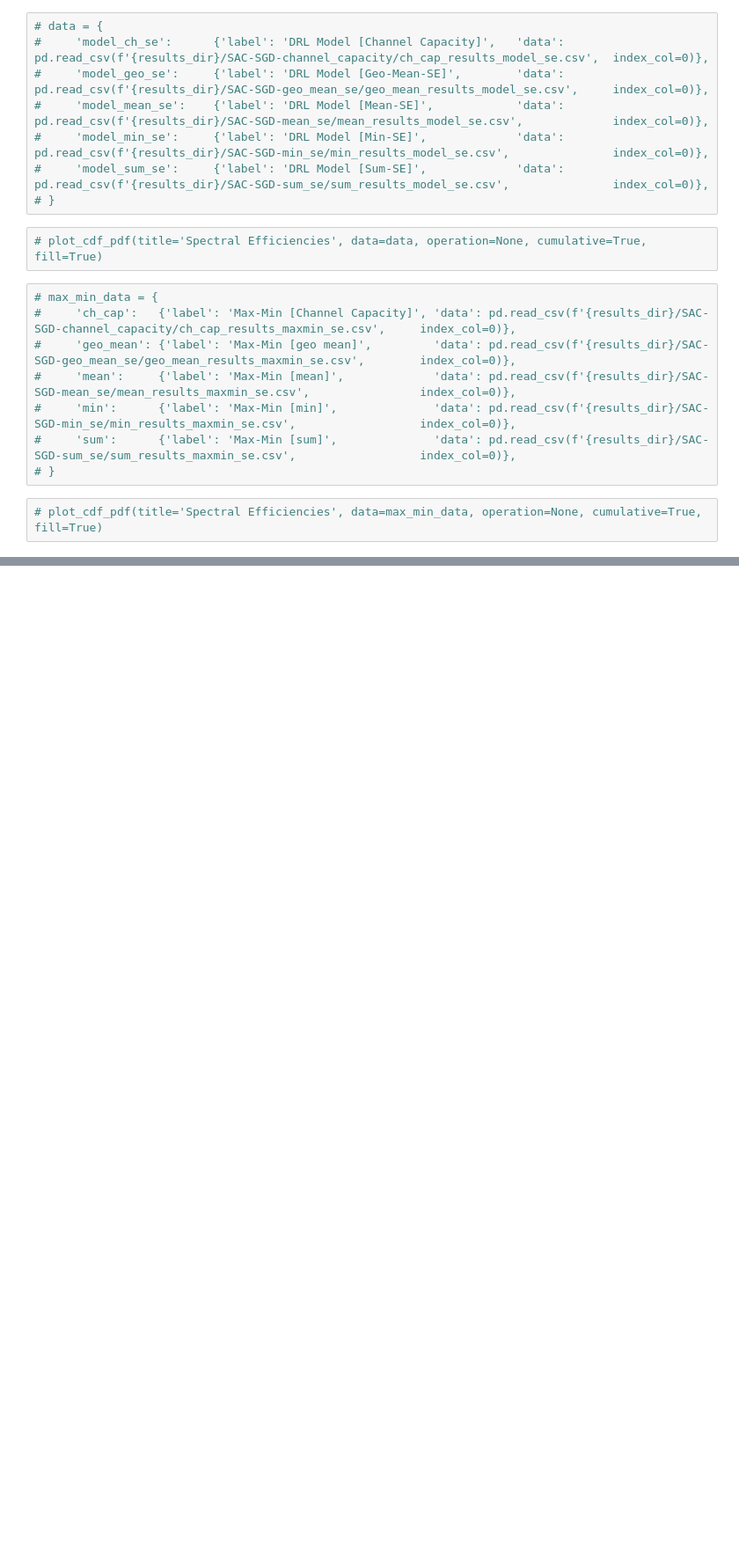
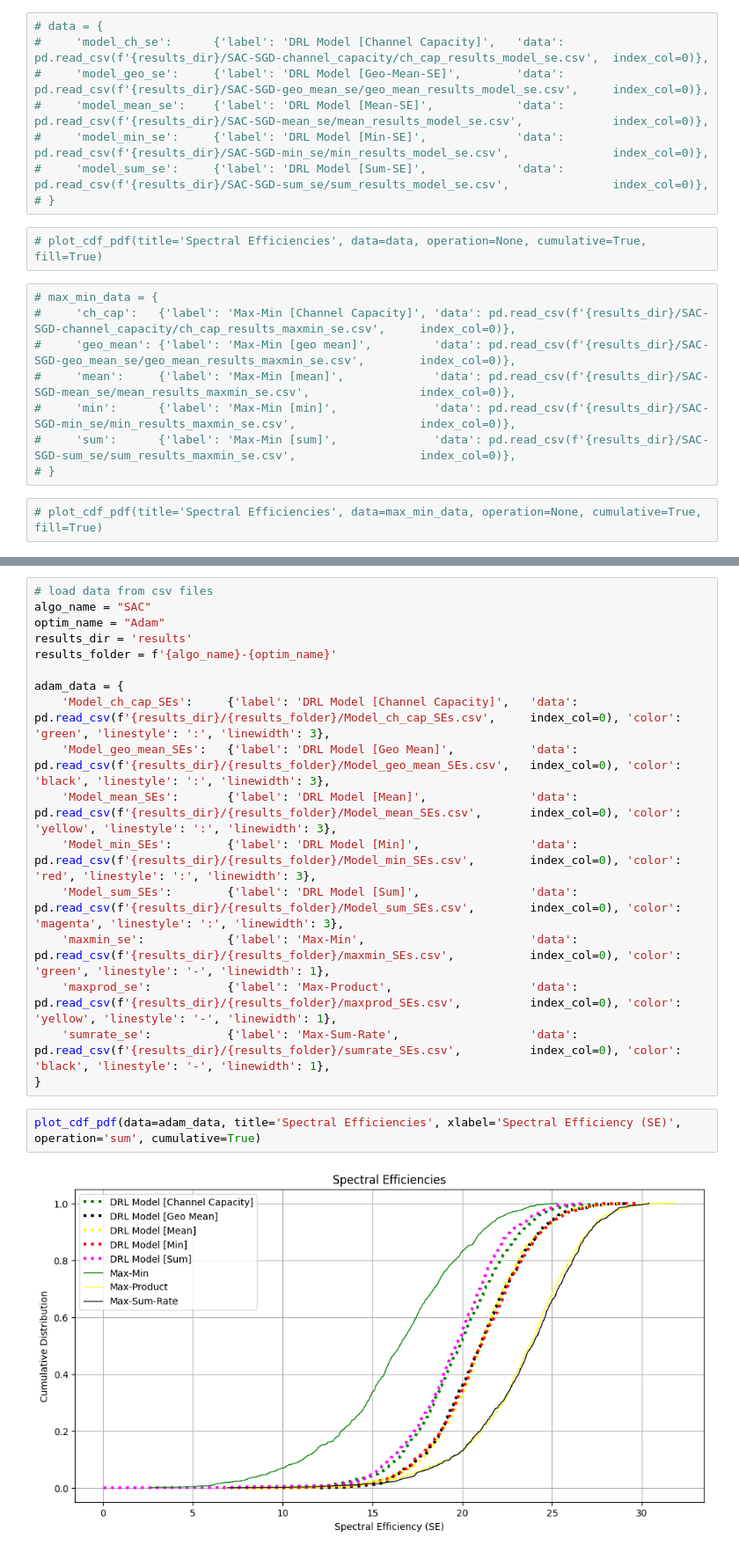
Before and after one commit to mahmoud-atwi/DRL-Cell-Free-Massive-MIMO-Uplink-Power-Control, a Jupyter notebook: benchmarking.ipynb, the cells around one changed output, grey strips where cells are left out. Shown at 88% size. Saved outputs shown, nothing was run; the diff lists cells and outputs as text; blank space fills up the shorter version.

```diff
--- a/benchmarking.ipynb
+++ b/benchmarking.ipynb
@@ -158,0 +222,21 @@ compare_cdfs_moments(data)['Ranked Models']
+# %%
+# load data from csv files
+algo_name = "SAC"
+optim_name = "Adam"
+results_dir = 'results'
+results_folder = f'{algo_name}-{optim_name}'
+
+adam_data = {
+    'Model_ch_cap_SEs':     {'label': 'DRL Model [Channel Capacity]',   'data': pd.read_csv(f'{results_dir}/{results_folder}/Model_ch_cap_SEs.csv',     index_col=0), 'color': 'green', 'linestyle': ':', 'linewidth': 3},
+    'Model_geo_mean_SEs':   {'label': 'DRL Model [Geo Mean]',           'data': pd.read_csv(f'{results_dir}/{results_folder}/Model_geo_mean_SEs.csv',   index_col=0), 'color': 'black', 'linestyle': ':', 'linewidth': 3},
+    'Model_mean_SEs':       {'label': 'DRL Model [Mean]',               'data': pd.read_csv(f'{results_dir}/{results_folder}/Model_mean_SEs.csv',       index_col=0), 'color': 'yellow', 'linestyle': ':', 'linewidth': 3},
+    'Model_min_SEs':        {'label': 'DRL Model [Min]',                'data': pd.read_csv(f'{results_dir}/{results_folder}/Model_min_SEs.csv',        index_col=0), 'color': 'red', 'linestyle': ':', 'linewidth': 3},
+    'Model_sum_SEs':        {'label': 'DRL Model [Sum]',                'data': pd.read_csv(f'{results_dir}/{results_folder}/Model_sum_SEs.csv',        index_col=0), 'color': 'magenta', 'linestyle': ':', 'linewidth': 3},
+    'maxmin_se':            {'label': 'Max-Min',                        'data': pd.read_csv(f'{results_dir}/{results_folder}/maxmin_SEs.csv',           index_col=0), 'color': 'green', 'linestyle': '-', 'linewidth': 1},
+    'maxprod_se':           {'label': 'Max-Product',                    'data': pd.read_csv(f'{results_dir}/{results_folder}/maxprod_SEs.csv',          index_col=0), 'color': 'yellow', 'linestyle': '-', 'linewidth': 1},
+    'sumrate_se':           {'label': 'Max-Sum-Rate',                   'data': pd.read_csv(f'{results_dir}/{results_folder}/sumrate_SEs.csv',          index_col=0), 'color': 'black', 'linestyle': '-', 'linewidth': 1},
+}
+# %%
+plot_cdf_pdf(data=adam_data, title='Spectral Efficiencies', xlabel='Spectral Efficiency (SE)', operation='sum', cumulative=True)
+# %% [output]
+[figure, added]
```
Also changed, not shown: parts of 19 cells of this notebook.
